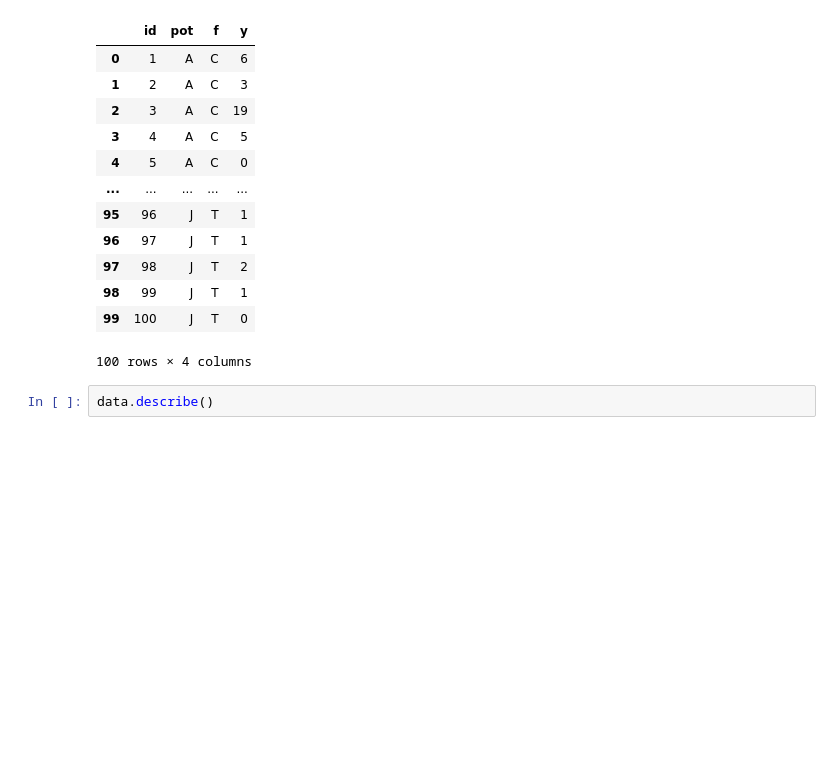
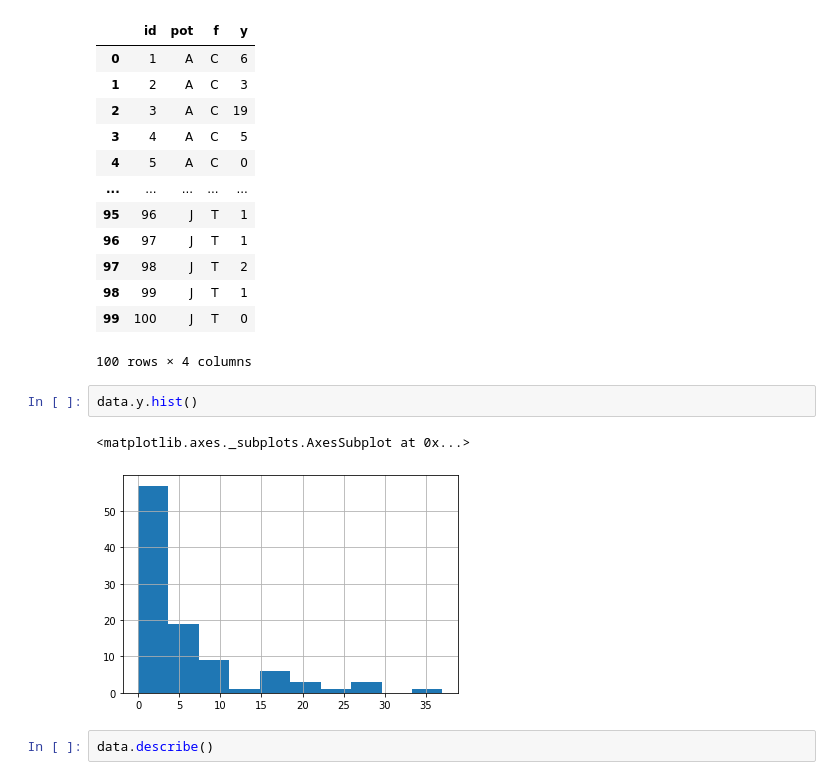
Before and after one commit to KFurudate/Midoribon, a Jupyter notebook: chap10.ipynb, the cells around one changed output. Cells and saved outputs as stored; diff of their text form; blank space fills up the shorter version.

```diff
--- a/chap10.ipynb
+++ b/chap10.ipynb
@@ -289,6 +289,11 @@ data
 | 98 | 99 | J | T | 1 |
 | 99 | 100 | J | T | 0 |
 100 rows × 4 columns
+# %%
+data.y.hist()
+# %% [output]
+<matplotlib.axes._subplots.AxesSubplot at 0x...>
+[figure, added]
 # %%
 data.describe()
 # %% [output]
```
